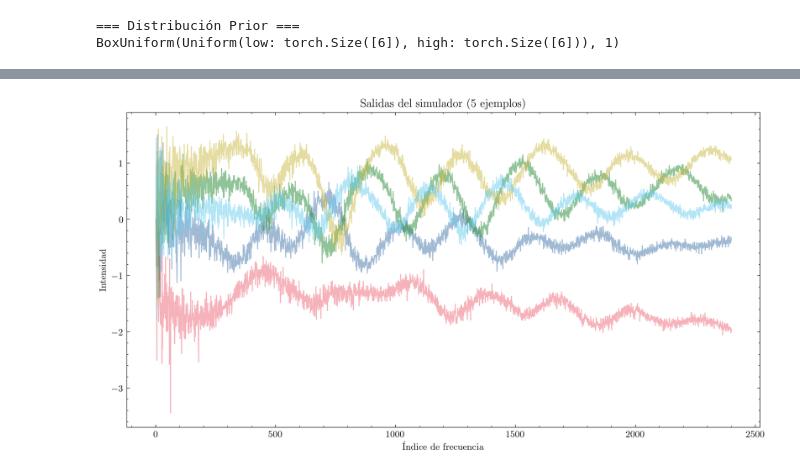
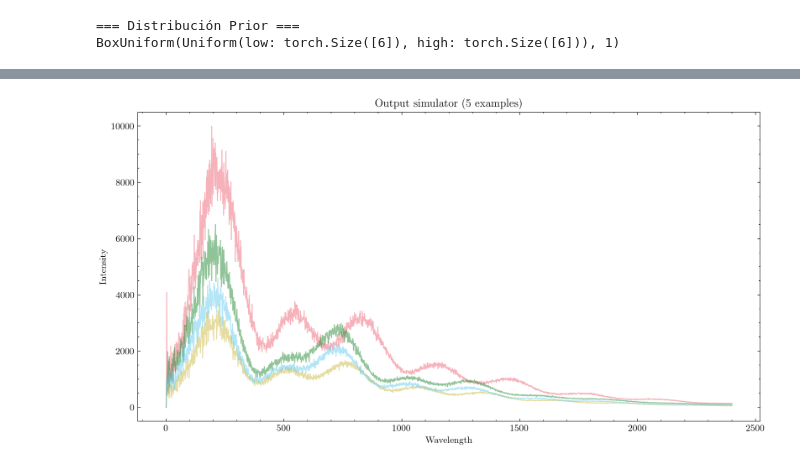
Before and after one commit to julianticucho/cmb-sbi-inference, a Jupyter notebook: inference.ipynb, the cells around one changed output, grey strips where cells are left out. Drawn from its saved outputs; the diff is of its cells as text; code cells hidden in the pictures.

```diff
--- a/inference.ipynb
+++ b/inference.ipynb
@@ -103,8 +64,7 @@ plt.show()
 # %%
-def simulator(theta: torch.Tensor) -> torch.Tensor:
-    idx = torch.randint(0, len(processed_spectra), (theta.shape[0],))
-    return processed_spectra[idx]
+from src.inference.simulator import create_simulator
 
+simulator = create_simulator()
 test_theta = prior.sample((5,))
 simulated_data = simulator(test_theta)
 
@@ -116,12 +82,11 @@ print(f"Output spectra shape: {simulated_data.shape}")
 Input theta shape: torch.Size([5, 6])
 Output spectra shape: torch.Size([5, 2401])
 # %%
-# Verificación de consistencia
 plt.figure(figsize=(12, 6))
 plt.plot(simulated_data.T, alpha=0.5)
-plt.title("Salidas del simulador (5 ejemplos)")
-plt.xlabel("Índice de frecuencia")
-plt.ylabel("Intensidad")
+plt.title("Output simulator (5 examples)")
+plt.xlabel("Wavelength")
+plt.ylabel("Intensity")
 plt.show()
 # %% [output]
-[figure, old version]
+[figure, new version]
```
Also changed, not shown: parts of 15 cells of this notebook, 13 other files.
